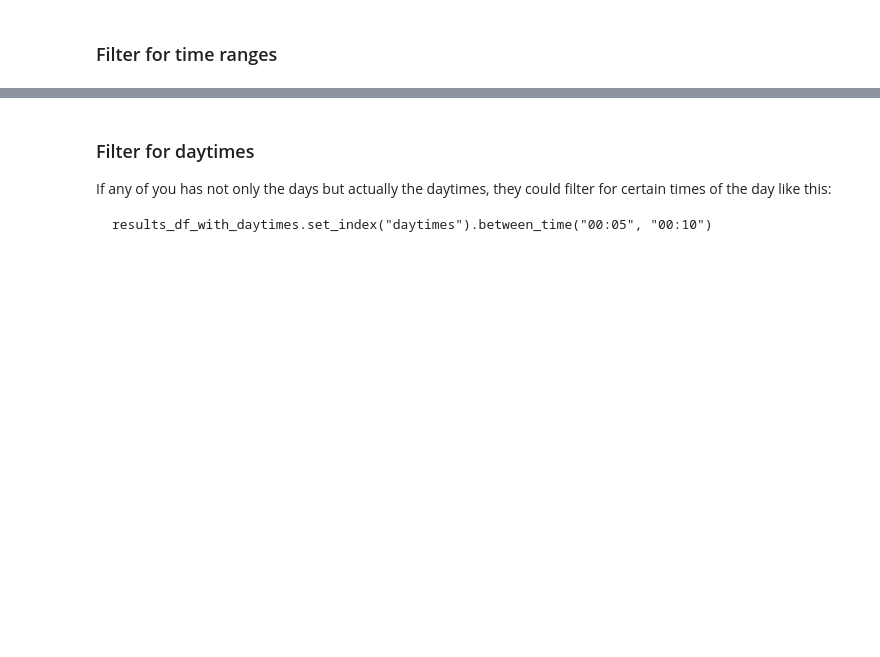
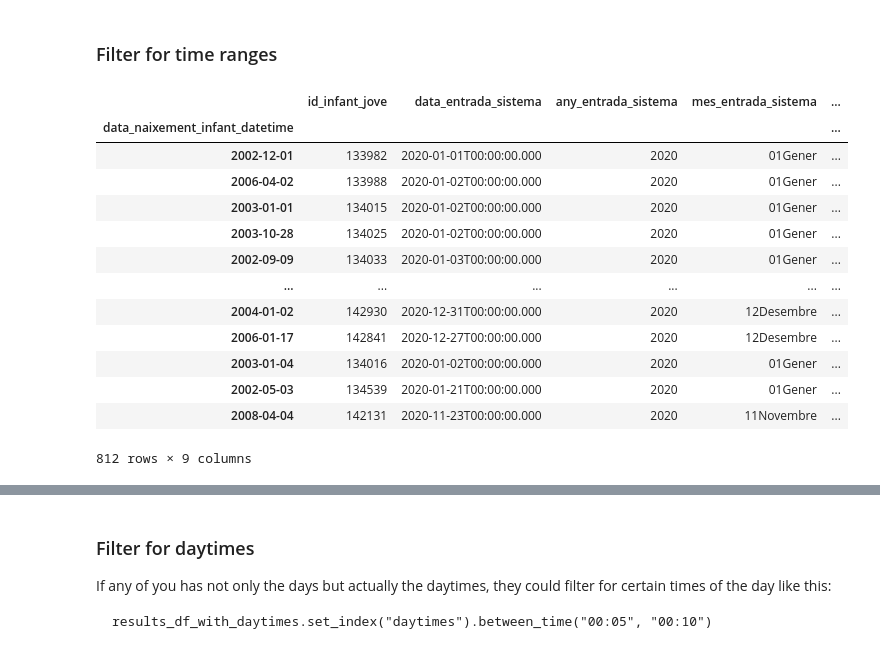
Before and after one commit to jvicens/analysis-and-visualization-of-big-data-course, a Jupyter notebook: notebooks/Geopandas_and_Datetime.ipynb, the cells around one changed output, grey strips where cells are left out. Cells and saved outputs as stored; diff of their text form; code cells hidden in the pictures; blank space fills up the shorter version.

```diff
--- a/notebooks/Geopandas_and_Datetime.ipynb
+++ b/notebooks/Geopandas_and_Datetime.ipynb
@@ -206,5 +206,22 @@ import pytz
 datetime_in_Madrid = datetime.now(pytz.timezone('Europe/Madrid'))
 # %% [markdown]
 ### Filter for time ranges
+# %%
+results_df
+# %% [output]
+|  | id_infant_jove | data_entrada_sistema | any_entrada_sistema | mes_entrada_sistema | ... |
+| data_naixement_infant_datetime |  |  |  |  | ... |
+| 2002-12-01 | 133982 | 2020-01-01T00:00:00.000 | 2020 | 01Gener | ... |
+| 2006-04-02 | 133988 | 2020-01-02T00:00:00.000 | 2020 | 01Gener | ... |
+| 2003-01-01 | 134015 | 2020-01-02T00:00:00.000 | 2020 | 01Gener | ... |
+| 2003-10-28 | 134025 | 2020-01-02T00:00:00.000 | 2020 | 01Gener | ... |
+| 2002-09-09 | 134033 | 2020-01-03T00:00:00.000 | 2020 | 01Gener | ... |
+| ... | ... | ... | ... | ... | ... |
+| 2004-01-02 | 142930 | 2020-12-31T00:00:00.000 | 2020 | 12Desembre | ... |
+| 2006-01-17 | 142841 | 2020-12-27T00:00:00.000 | 2020 | 12Desembre | ... |
+| 2003-01-04 | 134016 | 2020-01-02T00:00:00.000 | 2020 | 01Gener | ... |
+| 2002-05-03 | 134539 | 2020-01-21T00:00:00.000 | 2020 | 01Gener | ... |
+| 2008-04-04 | 142131 | 2020-11-23T00:00:00.000 | 2020 | 11Novembre | ... |
+812 rows × 9 columns
 # %%
 start = datetime.strptime('01/01/2001', '%d/%m/%Y')
```
Also changed, not shown: parts of 5 cells of this notebook, 4 other files.
